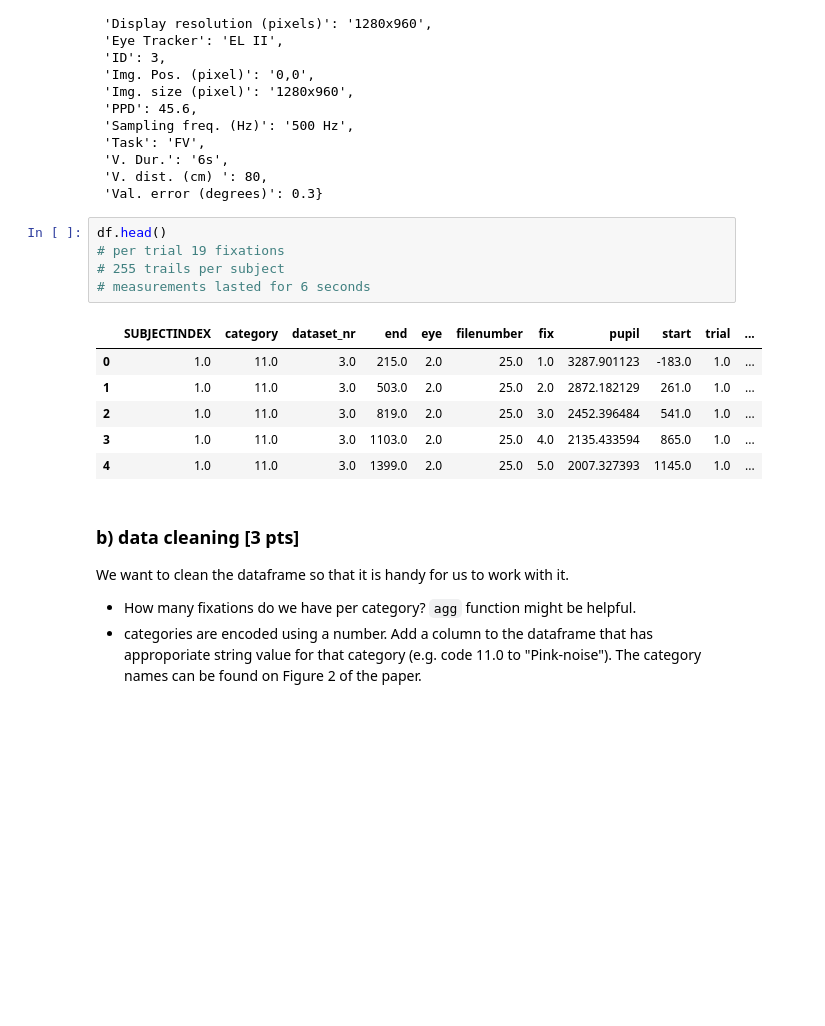
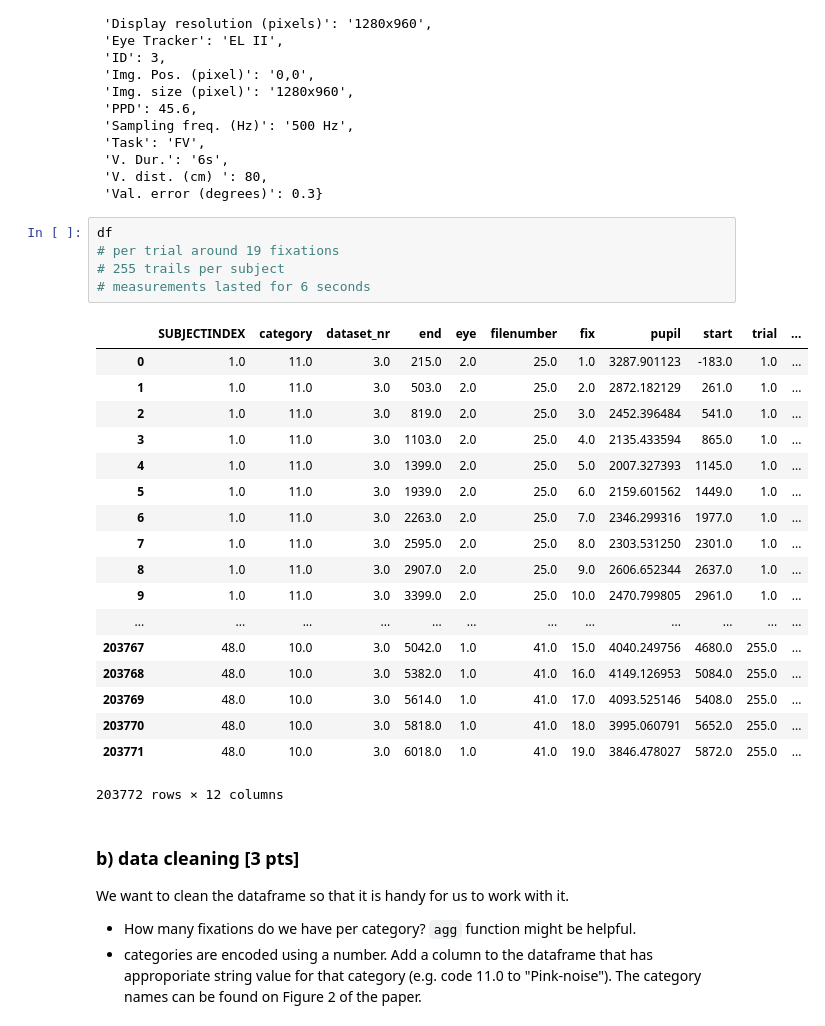
Before and after one commit to NBP-ACC/week-7-acc_5, a Jupyter notebook: Sheet05.ipynb, the cells around one changed output. Drawn from its saved outputs; the diff is of its cells as text; blank space fills up the shorter version.

```diff
--- a/Sheet05.ipynb
+++ b/Sheet05.ipynb
@@ -63,17 +63,29 @@ meta
  'V. dist. (cm) ': 80,
  'Val. error (degrees)': 0.3}
 # %%
-df.head()
-# per trial 19 fixations
+df
+# per trial around 19 fixations
 # 255 trails per subject
 # measurements lasted for 6 seconds
 # %% [output]
 |  | SUBJECTINDEX | category | dataset_nr | end | eye | filenumber | fix | pupil | start | trial | ... |
 | 0 | 1.0 | 11.0 | 3.0 | 215.0 | 2.0 | 25.0 | 1.0 | 3287.901123 | -183.0 | 1.0 | ... |
 | 1 | 1.0 | 11.0 | 3.0 | 503.0 | 2.0 | 25.0 | 2.0 | 2872.182129 | 261.0 | 1.0 | ... |
 | 2 | 1.0 | 11.0 | 3.0 | 819.0 | 2.0 | 25.0 | 3.0 | 2452.396484 | 541.0 | 1.0 | ... |
 | 3 | 1.0 | 11.0 | 3.0 | 1103.0 | 2.0 | 25.0 | 4.0 | 2135.433594 | 865.0 | 1.0 | ... |
 | 4 | 1.0 | 11.0 | 3.0 | 1399.0 | 2.0 | 25.0 | 5.0 | 2007.327393 | 1145.0 | 1.0 | ... |
+| 5 | 1.0 | 11.0 | 3.0 | 1939.0 | 2.0 | 25.0 | 6.0 | 2159.601562 | 1449.0 | 1.0 | ... |
+| 6 | 1.0 | 11.0 | 3.0 | 2263.0 | 2.0 | 25.0 | 7.0 | 2346.299316 | 1977.0 | 1.0 | ... |
+| 7 | 1.0 | 11.0 | 3.0 | 2595.0 | 2.0 | 25.0 | 8.0 | 2303.531250 | 2301.0 | 1.0 | ... |
+| 8 | 1.0 | 11.0 | 3.0 | 2907.0 | 2.0 | 25.0 | 9.0 | 2606.652344 | 2637.0 | 1.0 | ... |
+| 9 | 1.0 | 11.0 | 3.0 | 3399.0 | 2.0 | 25.0 | 10.0 | 2470.799805 | 2961.0 | 1.0 | ... |
+| ... | ... | ... | ... | ... | ... | ... | ... | ... | ... | ... | ... |
+| 203767 | 48.0 | 10.0 | 3.0 | 5042.0 | 1.0 | 41.0 | 15.0 | 4040.249756 | 4680.0 | 255.0 | ... |
+| 203768 | 48.0 | 10.0 | 3.0 | 5382.0 | 1.0 | 41.0 | 16.0 | 4149.126953 | 5084.0 | 255.0 | ... |
+| 203769 | 48.0 | 10.0 | 3.0 | 5614.0 | 1.0 | 41.0 | 17.0 | 4093.525146 | 5408.0 | 255.0 | ... |
+| 203770 | 48.0 | 10.0 | 3.0 | 5818.0 | 1.0 | 41.0 | 18.0 | 3995.060791 | 5652.0 | 255.0 | ... |
+| 203771 | 48.0 | 10.0 | 3.0 | 6018.0 | 1.0 | 41.0 | 19.0 | 3846.478027 | 5872.0 | 255.0 | ... |
+203772 rows × 12 columns
 # %% [markdown]
 ### b) data cleaning [3 pts]
 We want to clean the dataframe so that it is handy for us to work with it.
```
Also changed, not shown: parts of 6 cells of this notebook.
